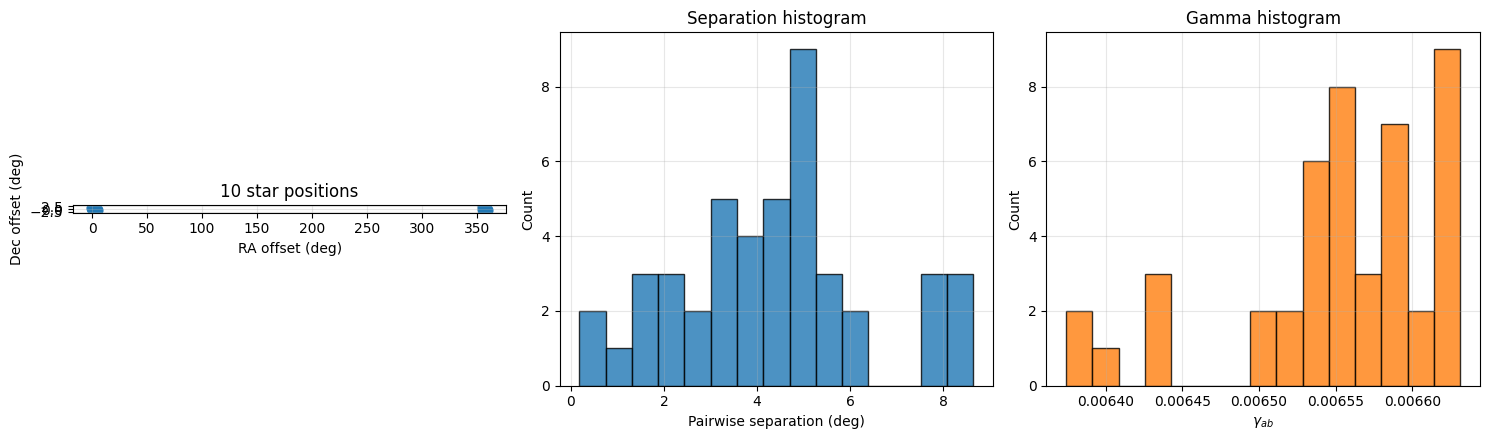
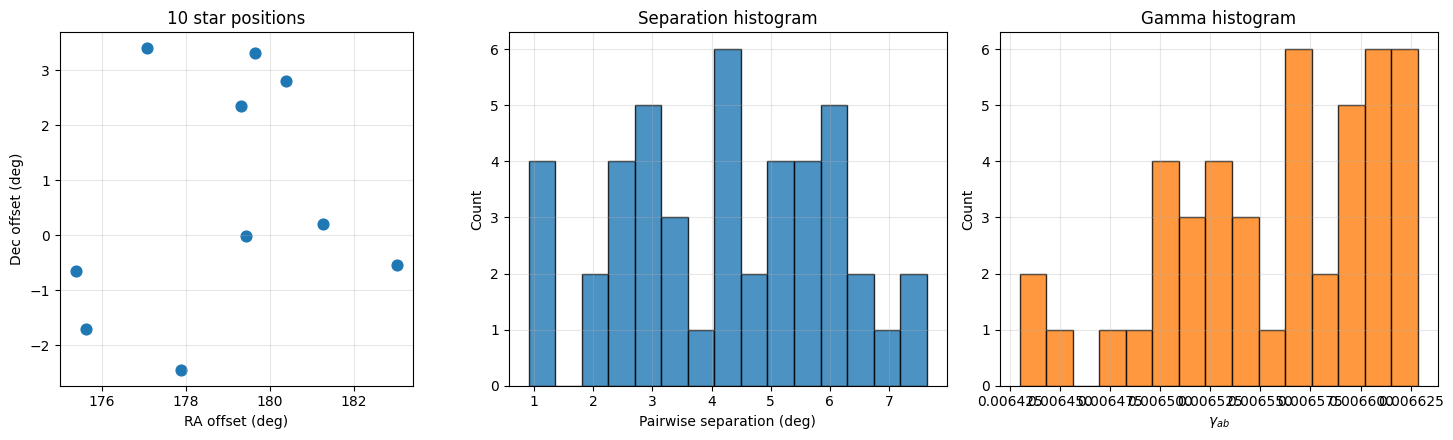
Code edit (unified diff) that turned the first committed figure into the second:
--- before
+++ after
@@ -5,5 +5,6 @@
     n_stars=N_STARS_10,
     field_size_deg=FIELD_SIZE_DEG,
-    seed=RANDOM_SEED,
+    seed=RANDOM_SEED, #can change this to =None to get different random positions each time
+    center_ra_deg=180.0,
 )
 
@@ -25,5 +26,5 @@
 axes[0].set_ylabel("Dec offset (deg)")
 axes[0].set_title(f"{N_STARS_10} star positions")
-axes[0].set_aspect("equal")
+axes[0].set_box_aspect(1) 
 axes[0].grid(alpha=0.3)
 

Commit: Updated to improve output clarity